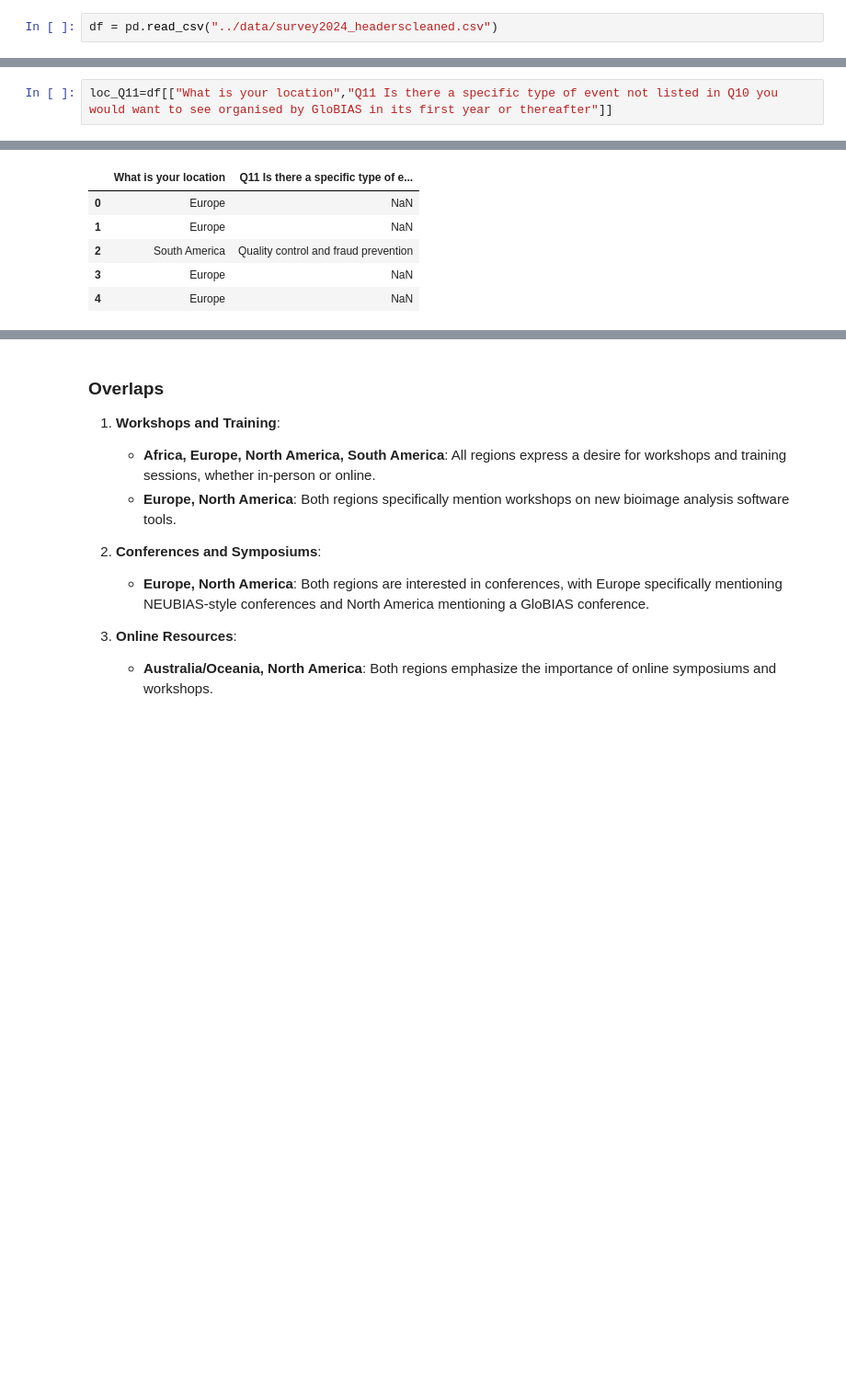
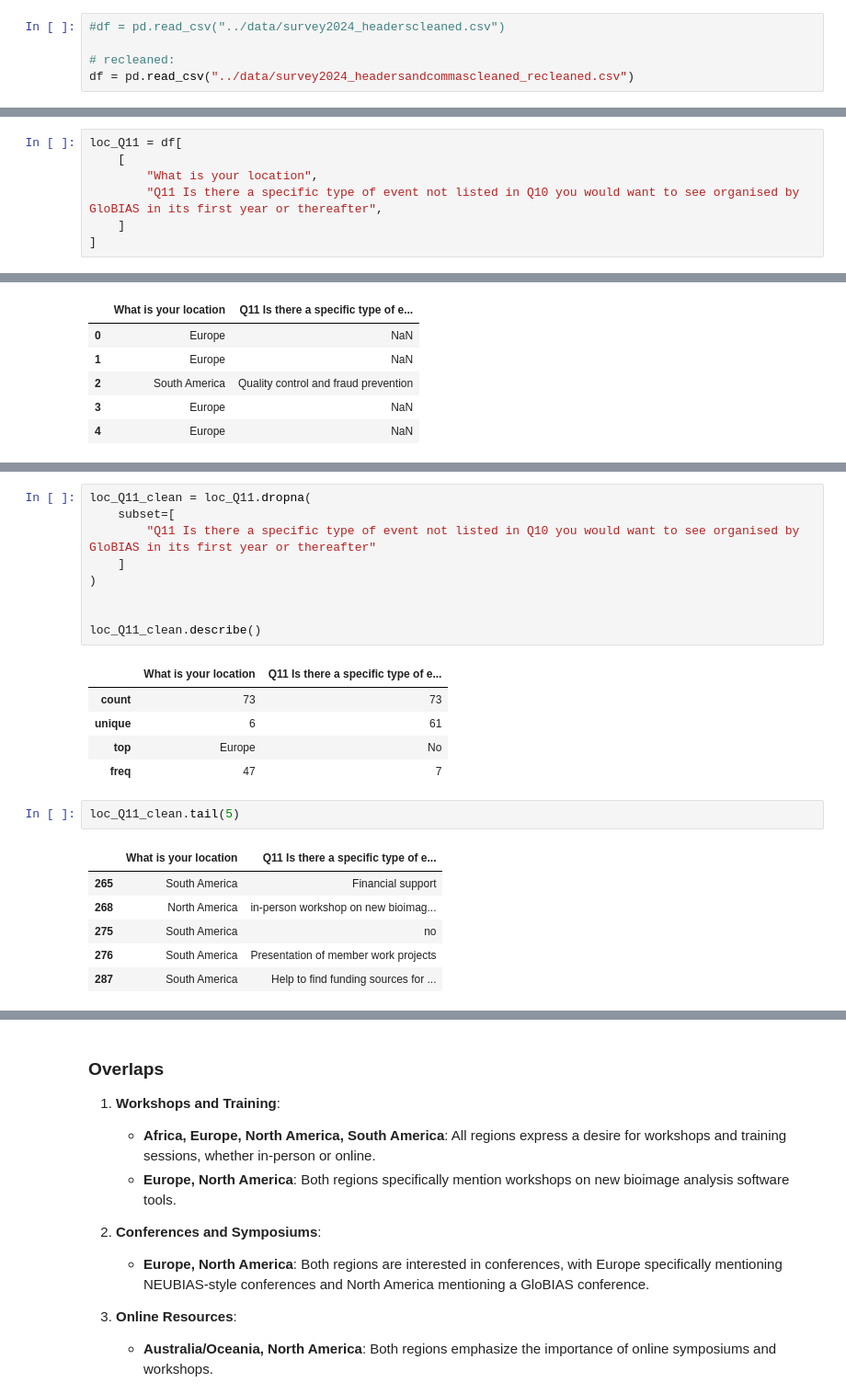
Before and after one commit to GloBIAS-BioimageAnalysts/Survey_2024, a Jupyter notebook: notebooks/Q11_breakdown.ipynb, the cells around one changed output, grey strips where cells are left out. Shown at 92% size. Saved outputs shown, nothing was run; the diff lists cells and outputs as text; blank space fills up the shorter version.

```diff
--- a/notebooks/Q11_breakdown.ipynb
+++ b/notebooks/Q11_breakdown.ipynb
@@ -11,7 +11,10 @@ import numpy as np
 import pandas as pd
 import seaborn as sns
 # %%
-df = pd.read_csv("../data/survey2024_headerscleaned.csv")
+#df = pd.read_csv("../data/survey2024_headerscleaned.csv")
+
+# recleaned:
+df = pd.read_csv("../data/survey2024_headersandcommascleaned_recleaned.csv")
 # %%
 df.head()
 # %% [output]
@@ -23,7 +26,12 @@ df.head()
 | 4 | 2/7/24 20:33 | Male | 30-39 | postdoctoral researcher | No | ... |
 5 rows × 53 columns
 # %%
-loc_Q11=df[["What is your location","Q11 Is there a specific type of event not listed in Q10 you would want to see organised by GloBIAS in its first year or thereafter"]]
+loc_Q11 = df[
+    [
+        "What is your location",
+        "Q11 Is there a specific type of event not listed in Q10 you would want to see organised by GloBIAS in its first year or thereafter",
+    ]
+]
 # %%
 loc_Q11["What is your location"].unique()
 # %% [output]
@@ -42 +58,25 @@ loc_Q11.head()
+# %%
+loc_Q11_clean = loc_Q11.dropna(
+    subset=[
+        "Q11 Is there a specific type of event not listed in Q10 you would want to see organised by GloBIAS in its first year or thereafter"
+    ]
+)
+
+
+loc_Q11_clean.describe()
+# %% [output]
+|  | What is your location | Q11 Is there a specific type of e... |
+| count | 73 | 73 |
+| unique | 6 | 61 |
+| top | Europe | No |
+| freq | 47 | 7 |
+# %%
+loc_Q11_clean.tail(5)
+# %% [output]
+|  | What is your location | Q11 Is there a specific type of e... |
+| 265 | South America | Financial support |
+| 268 | North America | in-person workshop on new bioimag... |
+| 275 | South America | no |
+| 276 | South America | Presentation of member work projects |
+| 287 | South America | Help to find funding sources for ... |
 # %%
```
Also changed, not shown: parts of 2 cells of this notebook, 1 other file.
